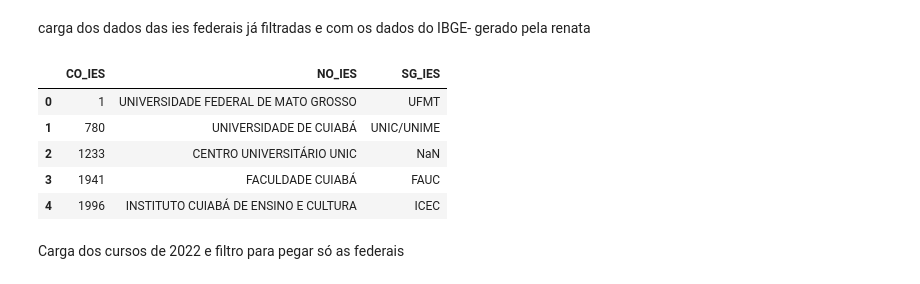
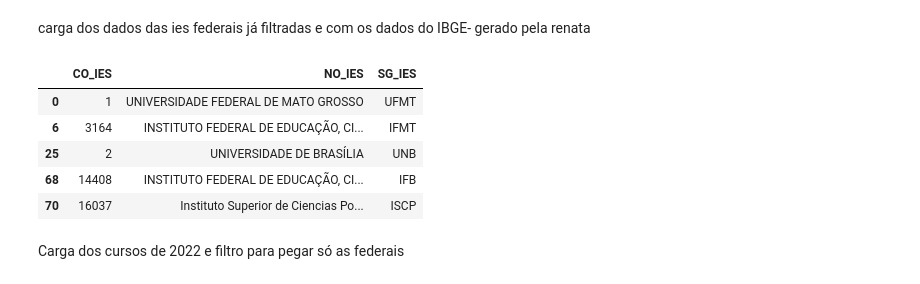
Before and after one commit to AlanaVieira/dados-ies, a Jupyter notebook: cadernos/Dados_IES-giana.ipynb, the cells around one changed output. Saved outputs shown, nothing was run; the diff lists cells and outputs as text; code cells hidden in the pictures.

```diff
--- a/cadernos/Dados_IES-giana.ipynb
+++ b/cadernos/Dados_IES-giana.ipynb
@@ -68,18 +40,20 @@ carga dos dados das ies federais já filtradas e com os dados do IBGE- gerado pe
 # %%
 list_col_string = ['CO_IES']
 dict_dtype = {column : 'str'  for column in list_col_string}
 
 ies = pd.read_csv('../arquivos/dados_ies_consolidado.csv', sep ='|',
                   dtype = dict_dtype, low_memory=False)
+
+ies = ies[ies['TP_CATEGORIA_ADMINISTRATIVA'] == 1]
 ies = ies[['CO_IES', 'NO_IES', 'SG_IES' ]]
 ies.head()
 # %% [output]
 |  | CO_IES | NO_IES | SG_IES |
 | 0 | 1 | UNIVERSIDADE FEDERAL DE MATO GROSSO | UFMT |
-| 1 | 780 | UNIVERSIDADE DE CUIABÁ | UNIC/UNIME |
-| 2 | 1233 | CENTRO UNIVERSITÁRIO UNIC | NaN |
-| 3 | 1941 | FACULDADE CUIABÁ | FAUC |
-| 4 | 1996 | INSTITUTO CUIABÁ DE ENSINO E CULTURA | ICEC |
+| 6 | 3164 | INSTITUTO FEDERAL DE EDUCAÇÃO, CI... | IFMT |
+| 25 | 2 | UNIVERSIDADE DE BRASÍLIA | UNB |
+| 68 | 14408 | INSTITUTO FEDERAL DE EDUCAÇÃO, CI... | IFB |
+| 70 | 16037 | Instituto Superior de Ciencias Po... | ISCP |
 # %% [markdown]
 Carga dos cursos de 2022 e filtro para pegar só as federais
 # %%
```
Also changed, not shown: parts of 39 cells of this notebook.
